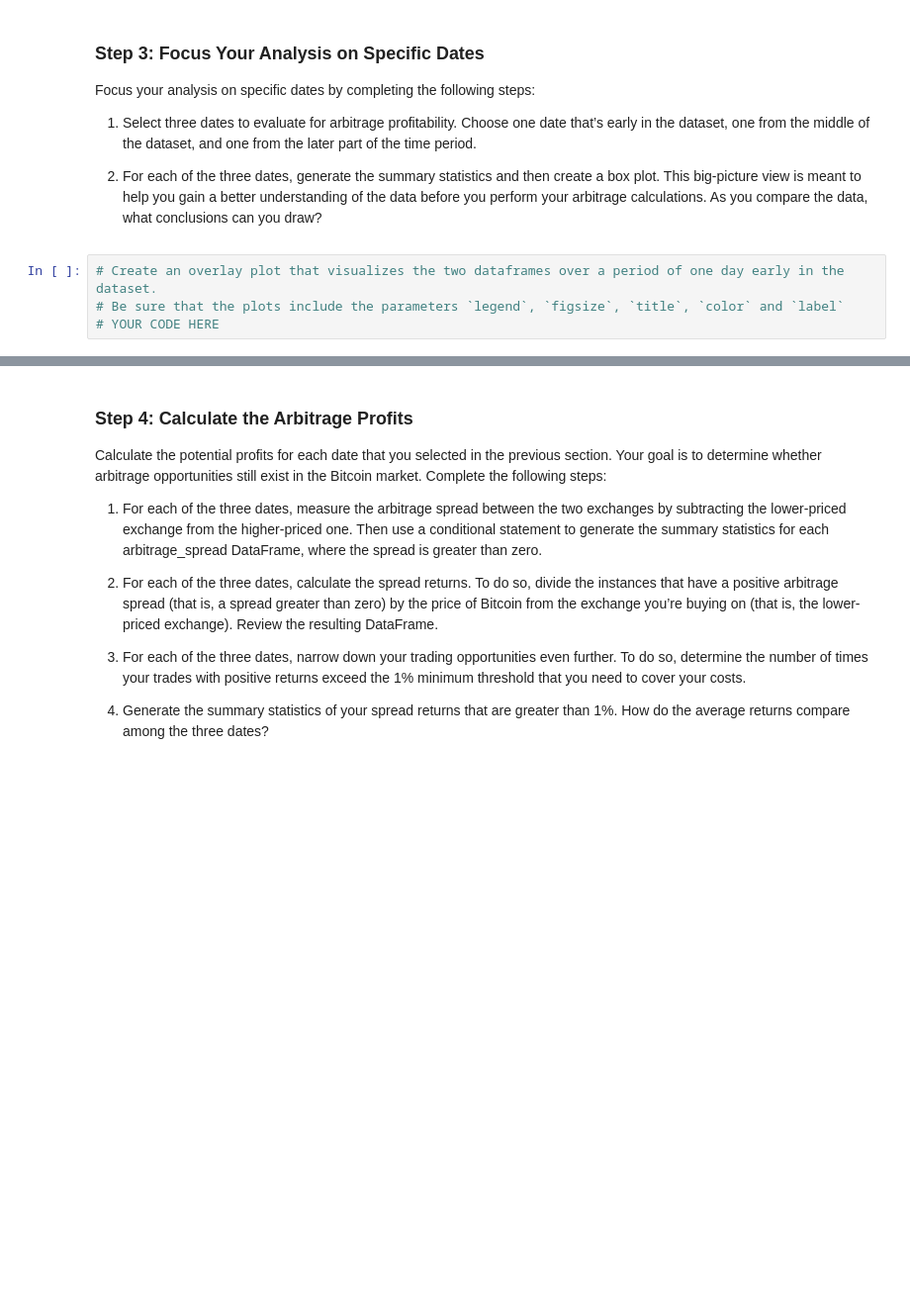
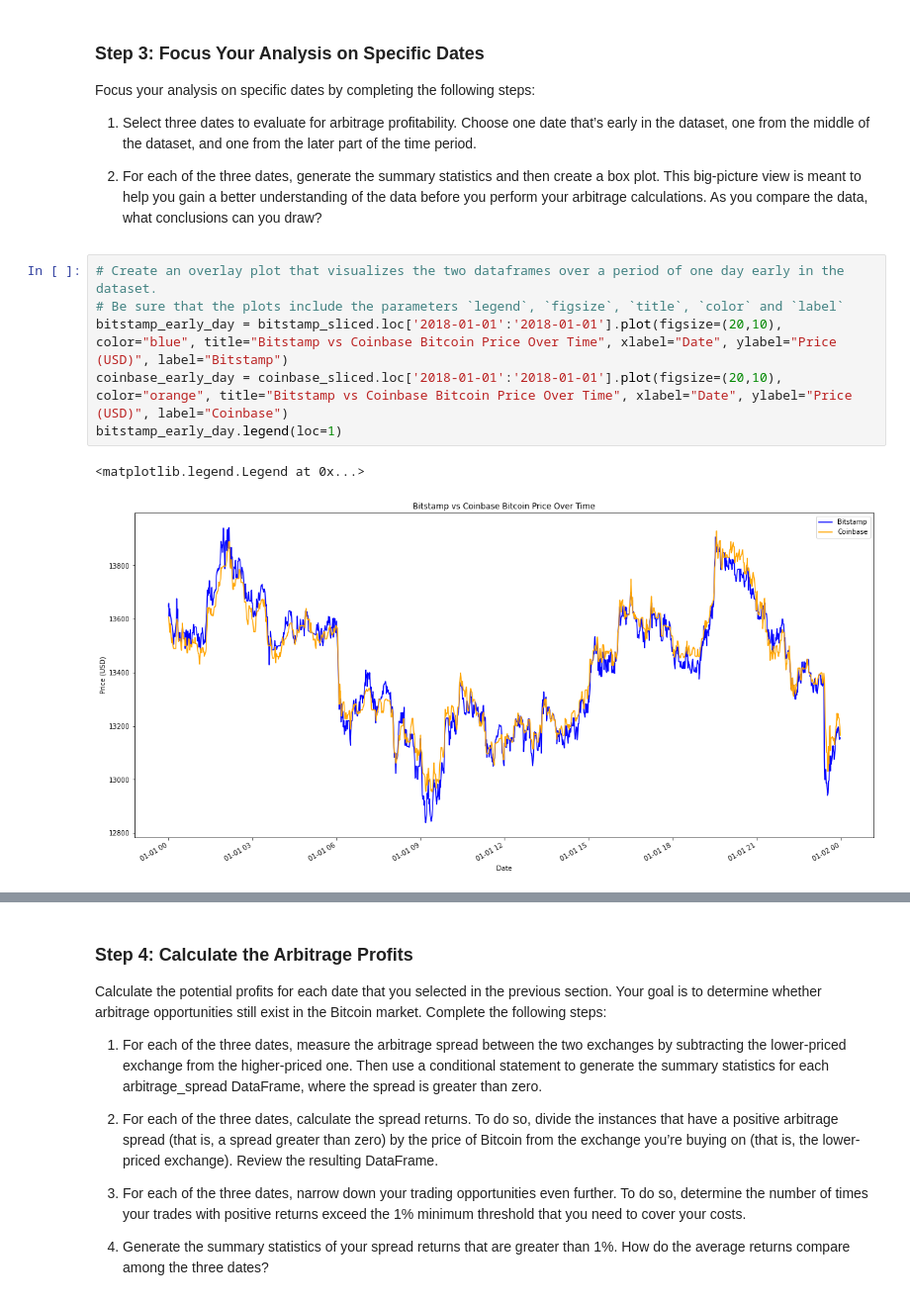
Before and after one commit to kheller18/crypto-arbitrage-opportunities, a Jupyter notebook: crypto_arbitrage.ipynb, the cells around one changed output, grey strips where cells are left out. Shown: that part at 99% size. Drawn from its saved outputs; the diff is of its cells as text; blank space fills up the shorter version.

```diff
--- a/crypto_arbitrage.ipynb
+++ b/crypto_arbitrage.ipynb
@@ -326,7 +326,12 @@ Focus your analysis on specific dates by completing the following steps:
 # %%
 # Create an overlay plot that visualizes the two dataframes over a period of one day early in the dataset.
 # Be sure that the plots include the parameters `legend`, `figsize`, `title`, `color` and `label`
-# YOUR CODE HERE
+bitstamp_early_day = bitstamp_sliced.loc['2018-01-01':'2018-01-01'].plot(figsize=(20,10), color="blue", title="Bitstamp vs Coinbase Bitcoin Price Over Time", xlabel="Date", ylabel="Price (USD)", label="Bitstamp")
+coinbase_early_day = coinbase_sliced.loc['2018-01-01':'2018-01-01'].plot(figsize=(20,10), color="orange", title="Bitstamp vs Coinbase Bitcoin Price Over Time", xlabel="Date", ylabel="Price (USD)", label="Coinbase")
+bitstamp_early_day.legend(loc=1)
+# %% [output]
+<matplotlib.legend.Legend at 0x...>
+[figure, added]
 # %%
 # Using the early date that you have selected, calculate the arbitrage spread
 # by subtracting the bitstamp lower closing prices from the coinbase higher closing prices
```
Also changed, not shown: parts of 8 cells of this notebook.
